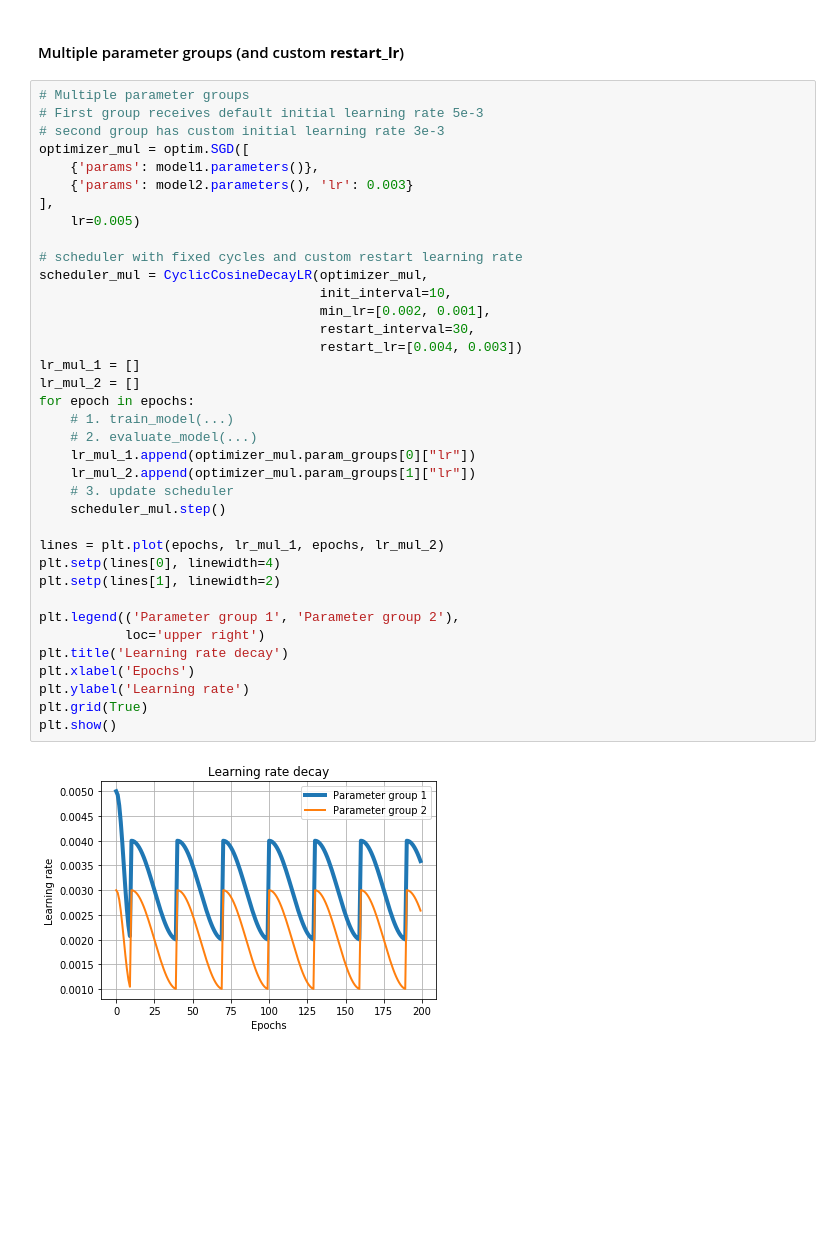
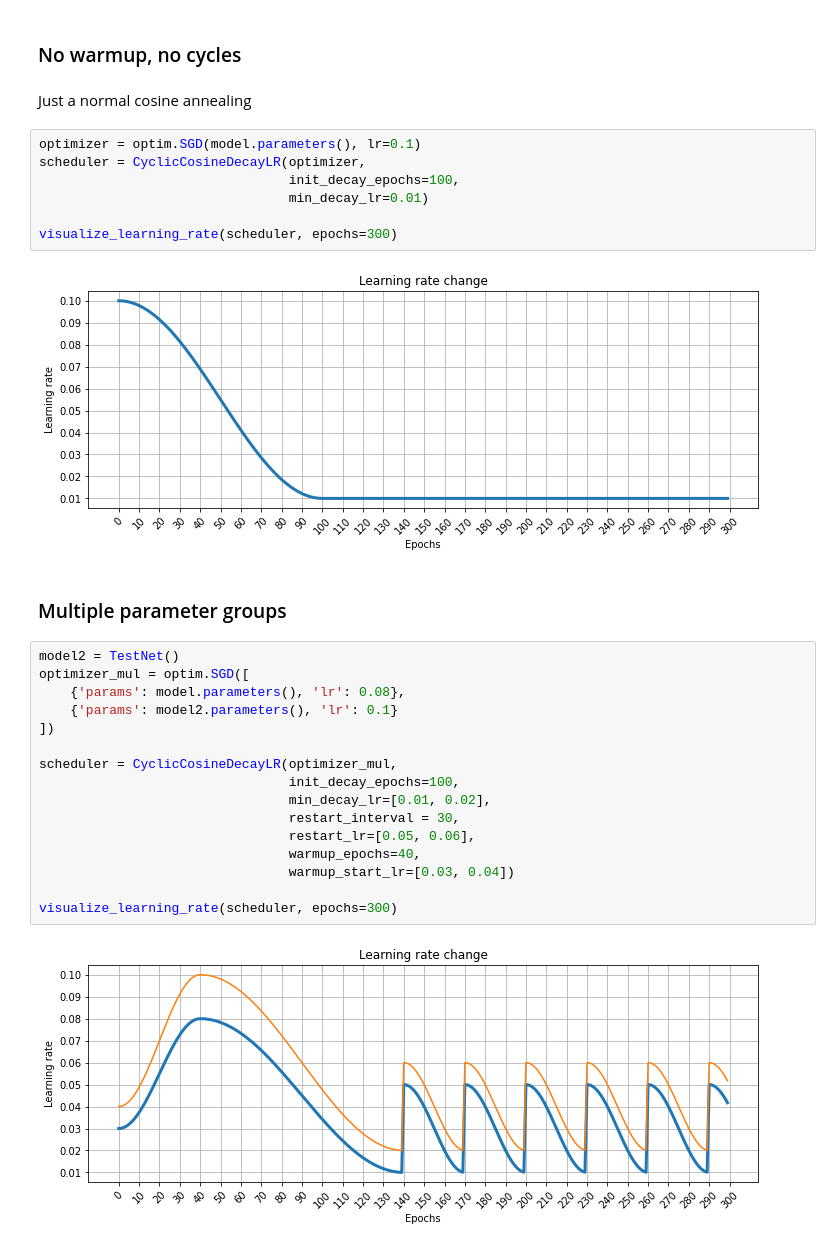
Before and after one commit to abhuse/cyclic-cosine-decay, a Jupyter notebook: example.ipynb, the cells around one changed output. Drawn from its saved outputs; the diff is of its cells as text; blank space fills up the shorter version.

Commit message:
add warmup

```diff
--- a/example.ipynb
+++ b/example.ipynb
@@ -72,41 +134,33 @@ plt.show()
+# %% [markdown]
+### No warmup, no cycles
+# %% [markdown]
+Just a normal cosine annealing
+# %%
+optimizer = optim.SGD(model.parameters(), lr=0.1)
+scheduler = CyclicCosineDecayLR(optimizer,
+                                init_decay_epochs=100,
+                                min_decay_lr=0.01)
+
+visualize_learning_rate(scheduler, epochs=300)
+# %% [output]
+[figure, added]
 # %% [markdown]
-#### Multiple parameter groups (and custom **restart_lr**)
+### Multiple parameter groups
-# %%
-# Multiple parameter groups
-# First group receives default initial learning rate 5e-3
-# second group has custom initial learning rate 3e-3
-optimizer_mul = optim.SGD([
-    {'params': model1.parameters()},
-    {'params': model2.parameters(), 'lr': 0.003}
-],
-    lr=0.005)
-
-# scheduler with fixed cycles and custom restart learning rate
-scheduler_mul = CyclicCosineDecayLR(optimizer_mul,
-                                    init_interval=10,
-                                    min_lr=[0.002, 0.001],
-                                    restart_interval=30,
-                                    restart_lr=[0.004, 0.003])
-lr_mul_1 = []
-lr_mul_2 = []
-for epoch in epochs:
-    # 1. train_model(...)
-    # 2. evaluate_model(...)
-    lr_mul_1.append(optimizer_mul.param_groups[0]["lr"])
-    lr_mul_2.append(optimizer_mul.param_groups[1]["lr"])
-    # 3. update scheduler
-    scheduler_mul.step()
-
-lines = plt.plot(epochs, lr_mul_1, epochs, lr_mul_2)
-plt.setp(lines[0], linewidth=4)
-plt.setp(lines[1], linewidth=2)
-
-plt.legend(('Parameter group 1', 'Parameter group 2'),
-           loc='upper right')
-plt.title('Learning rate decay')
-plt.xlabel('Epochs')
-plt.ylabel('Learning rate')
-plt.grid(True)
-plt.show()
-# %% [output]
-[figure, removed]
+# %%
+model2 = TestNet()
+optimizer_mul = optim.SGD([
+    {'params': model.parameters(), 'lr': 0.08},
+    {'params': model2.parameters(), 'lr': 0.1}
+])
+
+scheduler = CyclicCosineDecayLR(optimizer_mul,
+                                init_decay_epochs=100,
+                                min_decay_lr=[0.01, 0.02],
+                                restart_interval = 30,
+                                restart_lr=[0.05, 0.06],
+                                warmup_epochs=40,
+                                warmup_start_lr=[0.03, 0.04])
+
+visualize_learning_rate(scheduler, epochs=300)
+# %% [output]
+[figure, added]
```
Also changed, not shown: parts of 18 cells of this notebook, 3 other files.
